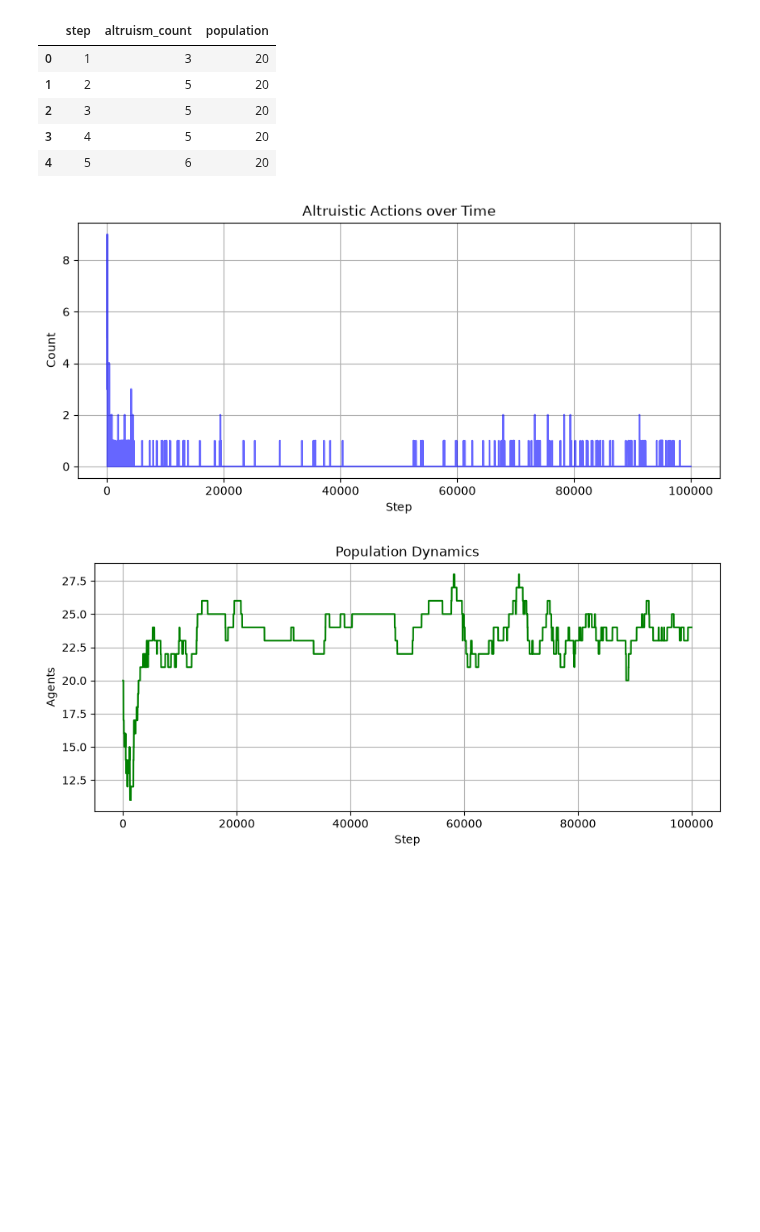
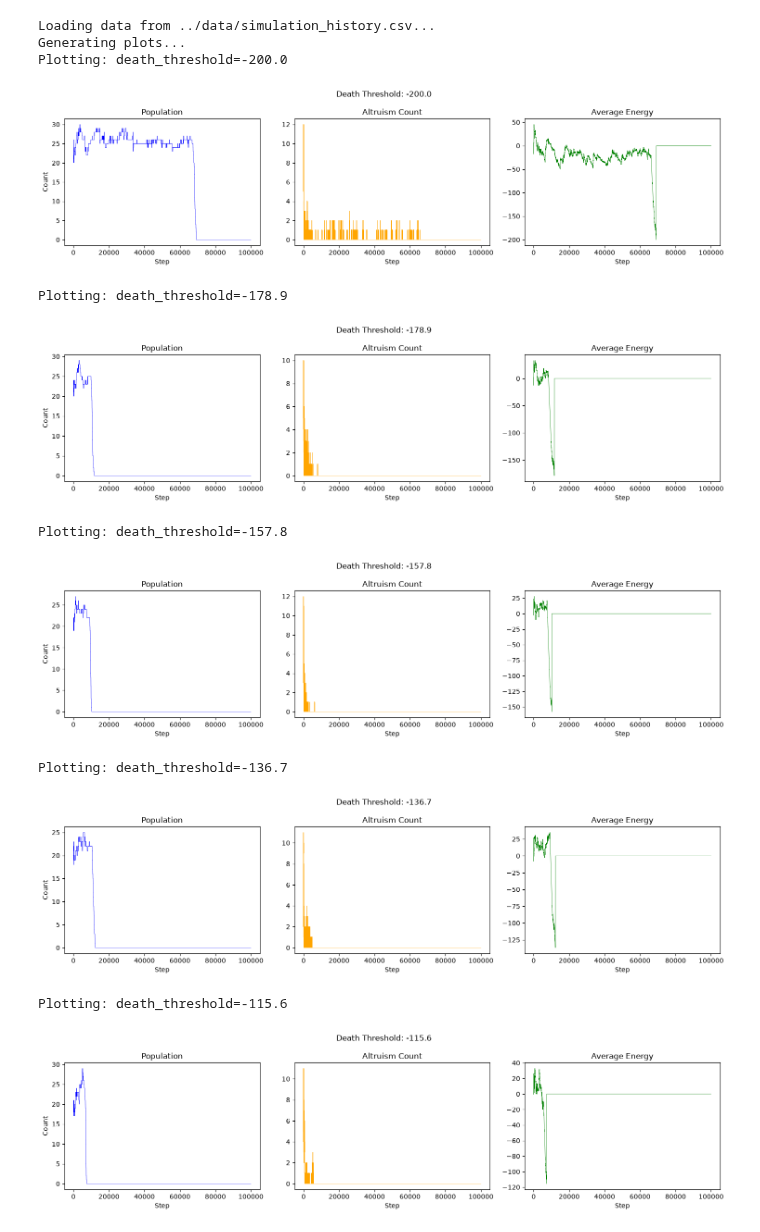
Before and after one commit to bcl-group/2703-nishimura-bachelor-thesis, a Jupyter notebook: project/notebooks/analysis.ipynb, the cells around one changed output. Saved outputs shown, nothing was run; the diff lists cells and outputs as text; code cells hidden in the pictures; blank space fills up the shorter version.

```diff
--- a/project/notebooks/analysis.ipynb
+++ b/project/notebooks/analysis.ipynb
@@ -4,30 +0,0 @@ import matplotlib.pyplot as plt
-# %%
-df = pd.read_csv("../data/simulation_history.csv")
-df.head()
-# %% [output]
-|  | step | altruism_count | population |
-| 0 | 1 | 3 | 20 |
-| 1 | 2 | 5 | 20 |
-| 2 | 3 | 5 | 20 |
-| 3 | 4 | 5 | 20 |
-| 4 | 5 | 6 | 20 |
-# %%
-plt.figure(figsize=(10, 4))
-plt.plot(df['step'], df['altruism_count'], color='b', alpha=0.6)
-plt.title('Altruistic Actions over Time')
-plt.xlabel('Step')
-plt.ylabel('Count')
-plt.grid(True)
-plt.show()
-# %% [output]
-[figure, removed]
-# %%
-plt.figure(figsize=(10, 4))
-plt.plot(df['step'], df['population'], color='g')
-plt.title('Population Dynamics')
-plt.xlabel('Step')
-plt.ylabel('Agents')
-plt.grid(True)
-plt.show()
-# %% [output]
-[figure, removed]
@@ -33,0 +5,2 @@ plt.show()
+# %%
+DATA_DIR = Path("../data")
@@ -33,0 +37,29 @@ plt.show()
+# %%
+def main():
+    csv_path = DATA_DIR / "simulation_history.csv"
+
+    print(f"Loading data from {csv_path}...")
+    df = pd.read_csv(csv_path)
+
+    grouped = df.groupby('death_threshold')
+
+    print("Generating plots...")
+    for dt, subset in grouped:
+        print(f"Plotting: death_threshold={dt:6.1f}")
+        plot_and_save_history(dt, subset)
+
+if __name__ == "__main__":
+    main()
+# %% [output]
+Loading data from ../data/simulation_history.csv...
+Generating plots...
+Plotting: death_threshold=-200.0
+[figure, added]
+Plotting: death_threshold=-178.9
+[figure, added]
+Plotting: death_threshold=-157.8
+[figure, added]
+Plotting: death_threshold=-136.7
+[figure, added]
+Plotting: death_threshold=-115.6
+[figure, added]
```
Also changed, not shown: parts of 6 cells of this notebook, 5 other files.
